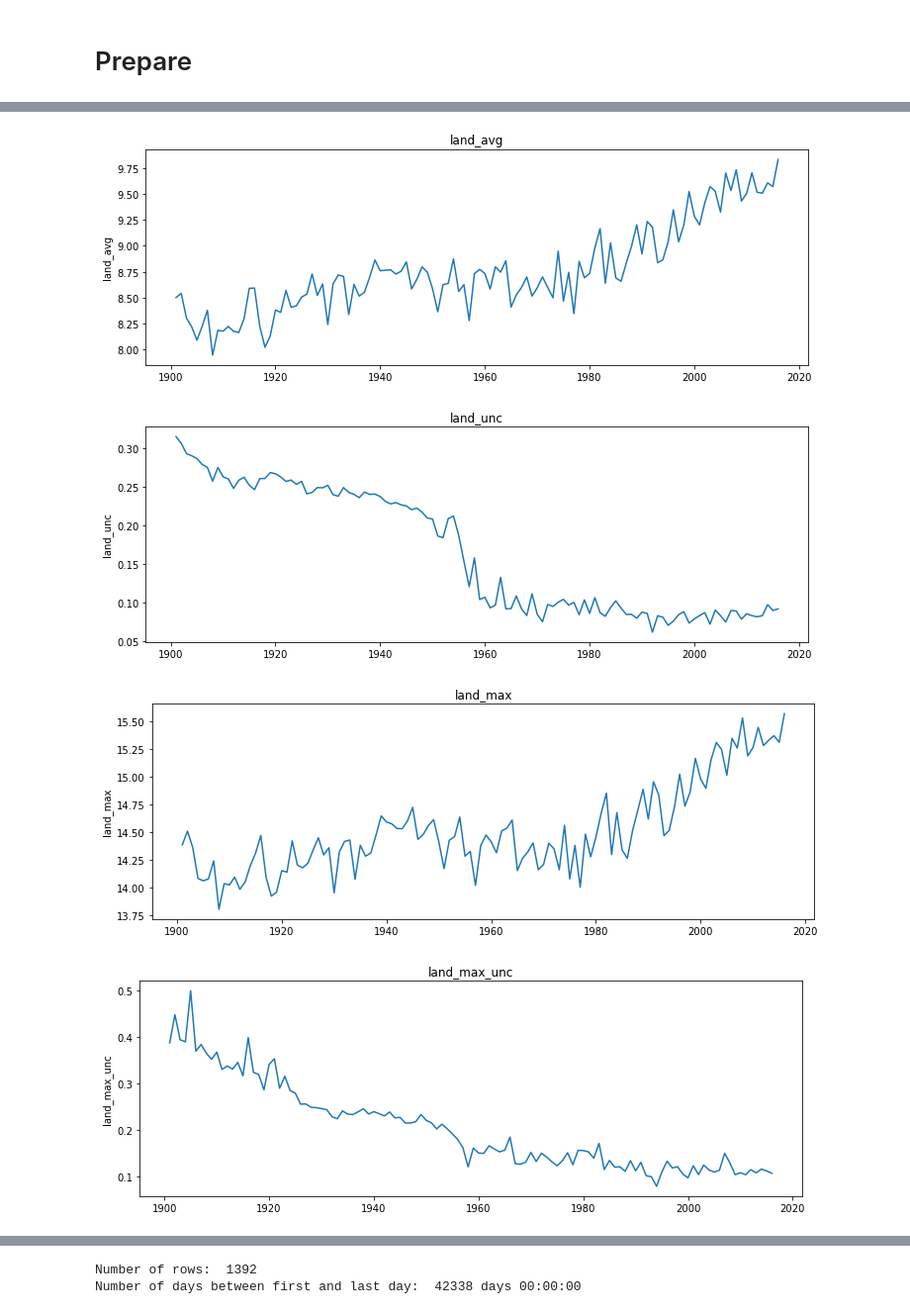
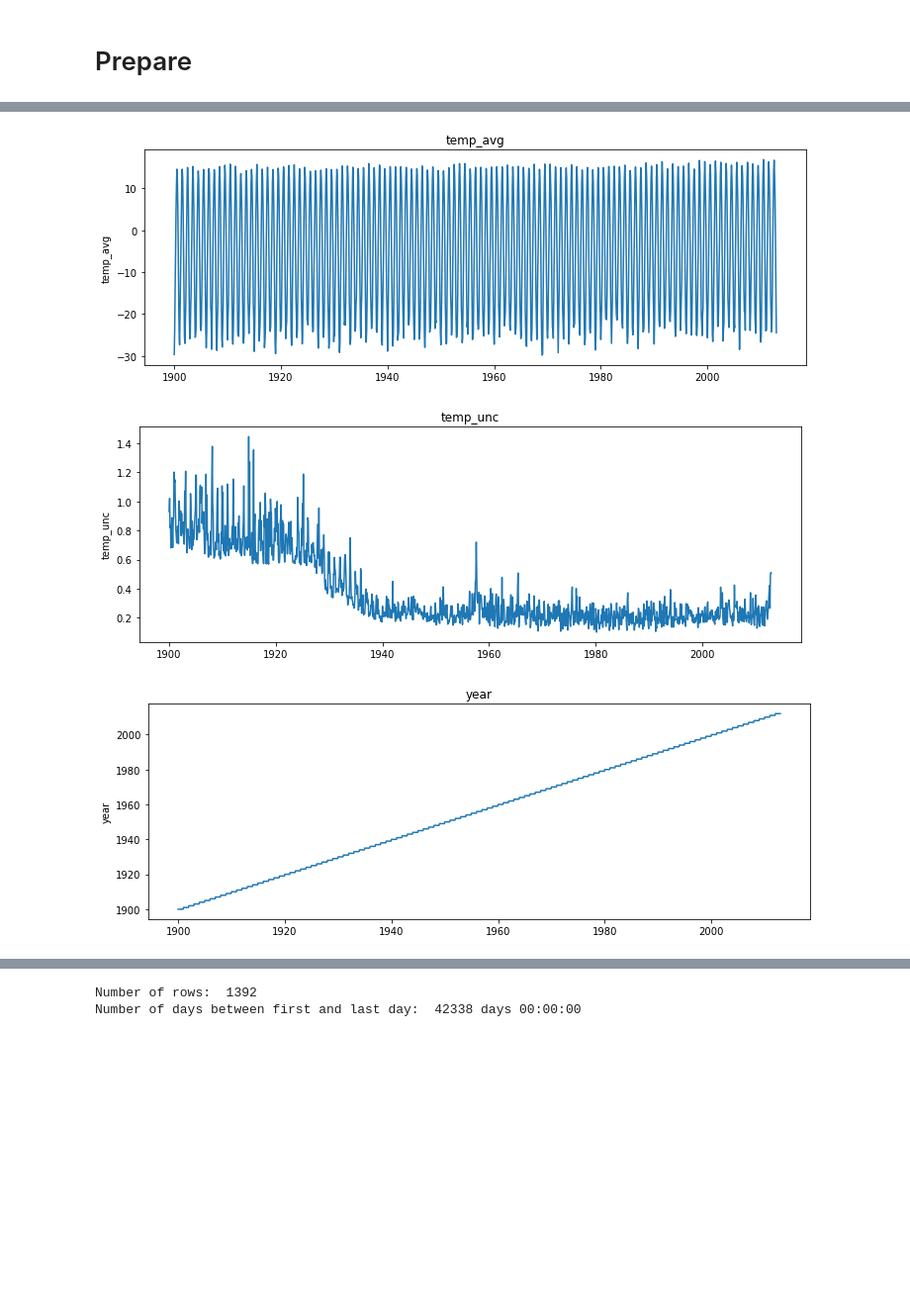
Before and after one commit to ian-james-johnson/time_series_exercises, a Jupyter notebook: time_series_miniproject.ipynb, the cells around one changed output, grey strips where cells are left out. Shown: that part at 99% size. Drawn from its saved outputs; the diff is of its cells as text; code cells hidden in the pictures; blank space fills up the shorter version.

Commit message:
revising using Russia

```diff
--- a/time_series_miniproject.ipynb
+++ b/time_series_miniproject.ipynb
@@ -128,17 +134,21 @@ Takeaways from Acquire: <br>
 # https://earthobservatory.nasa.gov/world-of-change/global-temperatures
 
 def prepare_temp_data(df):
+
+    # set Russia as the only country in our dataframe
+    df = country_df[country_df.Country == 'Russia']
+
     # dt column name may cause problems because 'dt' is used to call some methods
     # rename dt column to date
     # give shorter names to other columns too
-    df.rename(columns={'dt':'date','LandAverageTemperature':'land_avg','LandAverageTemperatureUncertainty':'land_unc','LandMaxTemperature':'land_max', 'LandMaxTemperatureUncertainty':'land_max_unc', 'LandMinTemperature':'land_min', 'LandMinTemperatureUncertainty':'land_min_unc', 'LandAndOceanAverageTemperature':'land_ocean_avg', 'LandAndOceanAverageTemperatureUncertainty':'land_ocean_unc'}, inplace=True)
+    df.rename(columns={'dt':'date','AverageTemperature':'temp_avg', 'AverageTemperatureUncertainty':'temp_unc'}, inplace=True)
 
     # set the date to datetime type
     df.date = pd.to_datetime(df.date)
 
     # add columns for year and date
     df['year'] = df.date.dt.year
-    df['month'] = df.date.dt.month
+    #df['month'] = df.date.dt.month
 
     # set index to date
     df = df.set_index('date').sort_index()
@@ -147,13 +157,19 @@ def prepare_temp_data(df):
     # use 1900 as starting point to improve data integrity and quality
     df = df[df.year >= 1900]
 
-    # group by year and aggregate by mean
-    # if I resample by less than year, then data so smushed together that I can't see much
-    # We are not looking for short or seasonal changes, but lasting global trends
-    df = df.resample('Y').mean()
+    # huge unrealistic spike at last year, so get rid of last year
+    df = df[df.year < 2013]
+
+    # drop country because Russia is the only country left
+    df = df.drop(columns='Country')
+
+    # fill nulls with previous years info
+    # this is conservative because it will slightly slow global warming
+    # only 2 nulls out of more than a thousand records
+    df = df.fillna(method='bfill', axis=1)
 
     return df
 
-global_df = prepare_temp_data(global_df)
-global_df.head()
+country_df = prepare_temp_data(country_df)
+country_df.head()
 # %% [output]
@@ -202,14 +203,13 @@ month             0
 dtype: int64
 # %%
 # take a look at the data
-for col in global_df.columns:
+for col in country_df.columns:
     plt.figure(figsize=(12,4))
-    plt.plot(global_df[col])
+    plt.plot(country_df[col])
     plt.ylabel(col)
     plt.title(col)
     plt.show()
 # %% [output]
-[figure, old version]
+[figure, new version]
-[figure, old version]
+[figure, new version]
-[figure, old version]
+[figure, new version]
-[figure, removed]
```
Also changed, not shown: parts of 36 cells of this notebook.
